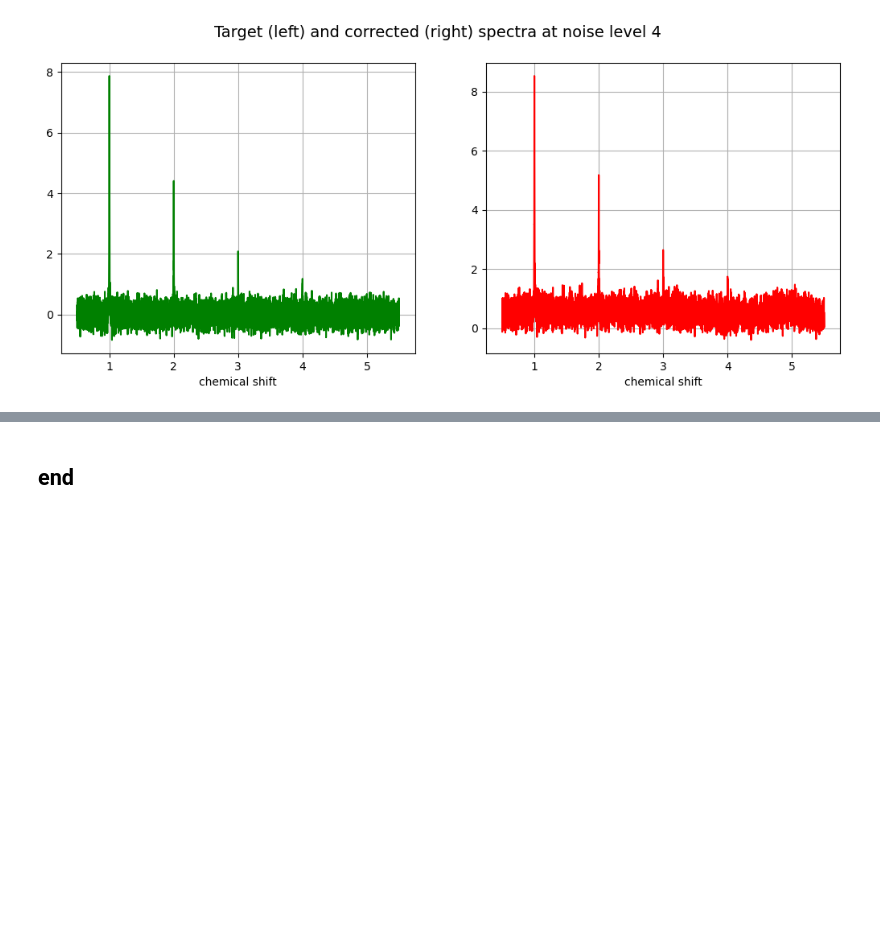
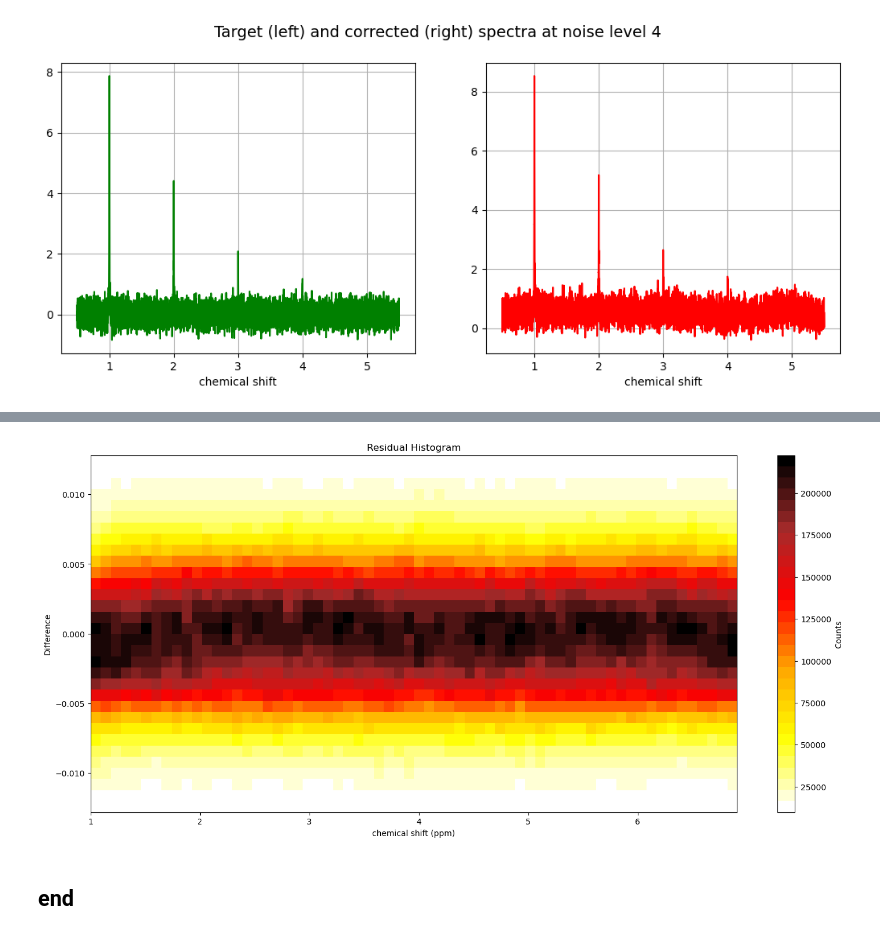
Before and after one commit to sejin8642/projnmr, a Jupyter notebook: scripts/prototyping.ipynb, the cells around one changed output, grey strips where cells are left out. Saved outputs shown, nothing was run; the diff lists cells and outputs as text; code cells hidden in the pictures; blank space fills up the shorter version.

```diff
--- a/scripts/prototyping.ipynb
+++ b/scripts/prototyping.ipynb
@@ -2644,0 +2647,3 @@ plt.show()
+# %%
+data_path = Path.home() / Path('data/baseline_only/data.1787404')
+dataset = ftnmr.load_spec_data_small(data_path, batch_size=128)
@@ -2645,2 +2707,59 @@ plt.show()
+# %%
+# transpose residuals to get histogram along each chemical shift
+RT = residuals_cut.T
+
+# get parameters for histogram
+bins = 2**5
+bin_ratio = int(RT.shape[1]/bins)
+rn = 2**7
+range_shift = -0.000
+R =(-rn*0.0001 + range_shift, rn*0.0001 + range_shift)
+fig_ratio = 2
+bin_total = fig_ratio*bins
+group_num = int(RT.shape[0]/bin_total)
+
+# obtain list of histograms
+hist = np.histogram
+histograms = [hist(data, bins=bins, range=R) for data in RT]
+
+# bin range + numbers, and figure ratio to get square histogram voxel
+bin_list = histograms[0][1]
+
+# Function to yield successive n-sized chunks from lst.
+def chunks(lst, n):
+    for i in range(0, len(lst), n):
+        output = [hist[0] for hist in lst[i:i + n]]
+        yield output
+
+# get new histogram chunks and combine the histograms in each chunk
+new_histograms = [ chunk for chunk in chunks(histograms, group_num) ]
+combined_histograms = [np.sum(NH, axis=0) for NH in new_histograms]
+histograms_transposed = np.array(combined_histograms).T
+
+# get chemical shift range adjusted
+bin_shift = shift_cut[::group_num]
+
+# Define the colors for the custom colormap (white -> orange -> red)
+colors = ["white", "yellow", "orange", "red", "brown", "black"]
+
+# Create the custom colormap
+cmap_name = 'custom1'
+custom_cmap = LinearSegmentedColormap.from_list(cmap_name, colors, N=bins)
+
+# imshow parameter
+extent = [bin_shift[0], bin_shift[-1], bin_list[0], bin_list[-1]]
+
+# Create the heatmap
+y_len = 8
+figsize=(fig_ratio*y_len+2, y_len)
+plt.figure(figsize=figsize)
+plt.imshow(histograms_transposed, aspect='auto', extent=extent, origin='lower', cmap=custom_cmap)
+plt.colorbar(label='Counts')
+plt.xlabel('chemical shift (ppm)')
+plt.ylabel('Difference')
+plt.title('Residual Histogram')
+plt.show()
+# %% [output]
+[figure, added]
 # %% [markdown]
 ## end
```
Also changed, not shown: parts of 12 cells of this notebook.
